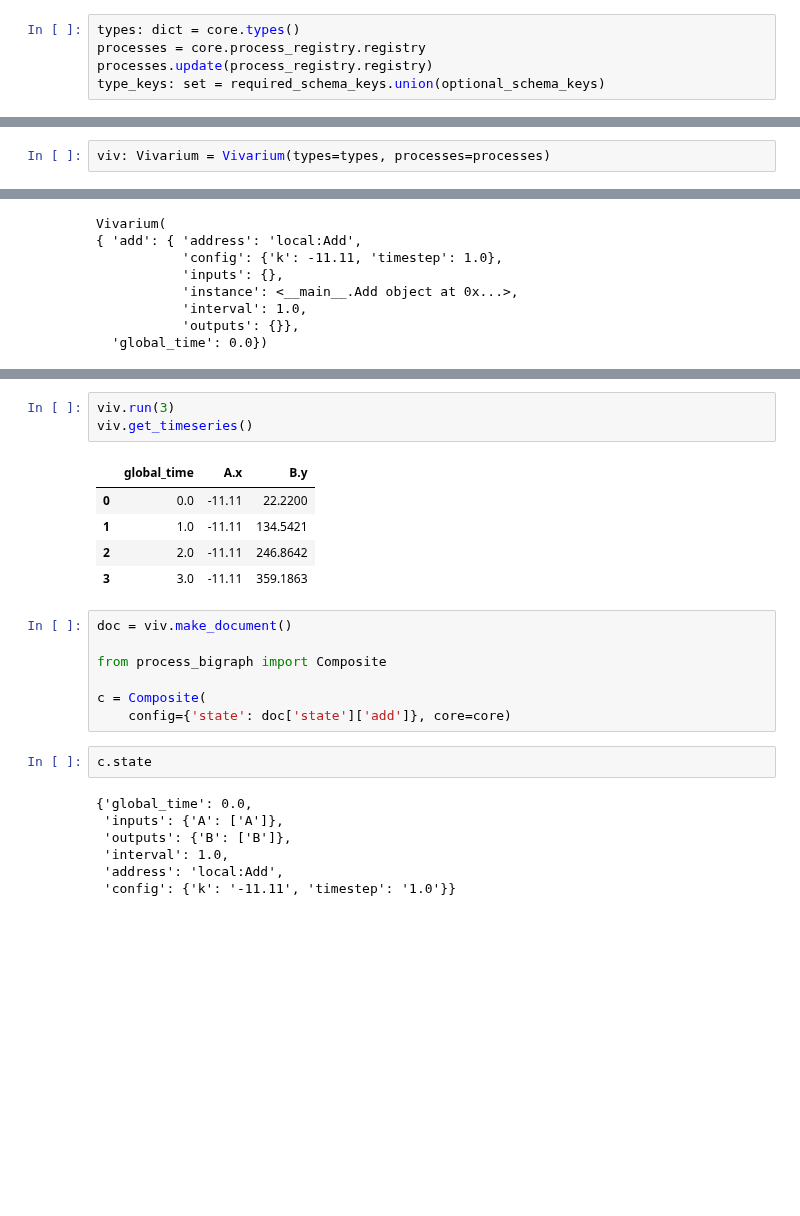
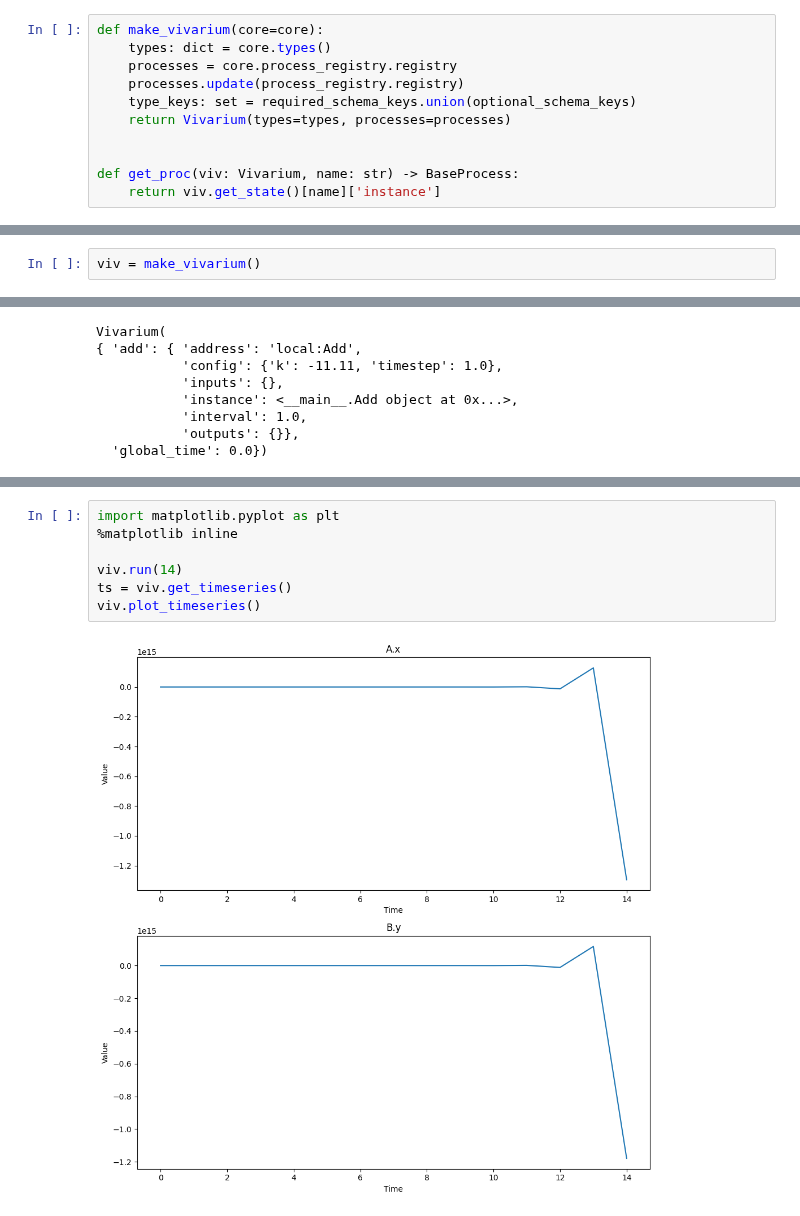
Before and after one commit to vivarium-collective/vEcoli, a Jupyter notebook: notebooks/pbg_migration.ipynb, the cells around one changed output, grey strips where cells are left out. Cells and saved outputs as stored; diff of their text form; blank space fills up the shorter version.

```diff
--- a/notebooks/pbg_migration.ipynb
+++ b/notebooks/pbg_migration.ipynb
@@ -58,7 +61,13 @@ class Add(BaseProcess):
 
 core.register_process('Add', Add)
 # %%
-types: dict = core.types()
-processes = core.process_registry.registry
-processes.update(process_registry.registry)
-type_keys: set = required_schema_keys.union(optional_schema_keys)
+def make_vivarium(core=core):
+    types: dict = core.types()
+    processes = core.process_registry.registry
+    processes.update(process_registry.registry)
+    type_keys: set = required_schema_keys.union(optional_schema_keys)
+    return Vivarium(types=types, processes=processes)
+
+
+def get_proc(viv: Vivarium, name: str) -> BaseProcess:
+    return viv.get_state()[name]['instance']
@@ -65,5 +76,5 @@ type_keys: set = required_schema_keys.union(optional_schema_keys)
 # %%
-viv: Vivarium = Vivarium(types=types, processes=processes)
+viv = make_vivarium()
 # %%
 viv.add_process(process_id='Add', name='add', config={'k': -11.11})
 
@@ -149,27 +156,11 @@ Vivarium(
                'outputs': None},
   'global_time': 0.0})
 # %%
-viv.run(3)
-viv.get_timeseries()
+import matplotlib.pyplot as plt
+%matplotlib inline
+
+viv.run(14)
+ts = viv.get_timeseries()
+viv.plot_timeseries()
 # %% [output]
-|  | global_time | A.x | B.y |
-| 0 | 0.0 | -11.11 | 22.2200 |
-| 1 | 1.0 | -11.11 | 134.5421 |
-| 2 | 2.0 | -11.11 | 246.8642 |
-| 3 | 3.0 | -11.11 | 359.1863 |
+[figure, added]
-# %%
-doc = viv.make_document()
-
-from process_bigraph import Composite
-
-c = Composite(
-    config={'state': doc['state']['add']}, core=core)
-# %%
-c.state
-# %% [output]
-{'global_time': 0.0,
- 'inputs': {'A': ['A']},
- 'outputs': {'B': ['B']},
- 'interval': 1.0,
- 'address': 'local:Add',
- 'config': {'k': '-11.11', 'timestep': '1.0'}}
```
Also changed, not shown: parts of 17 cells of this notebook.
